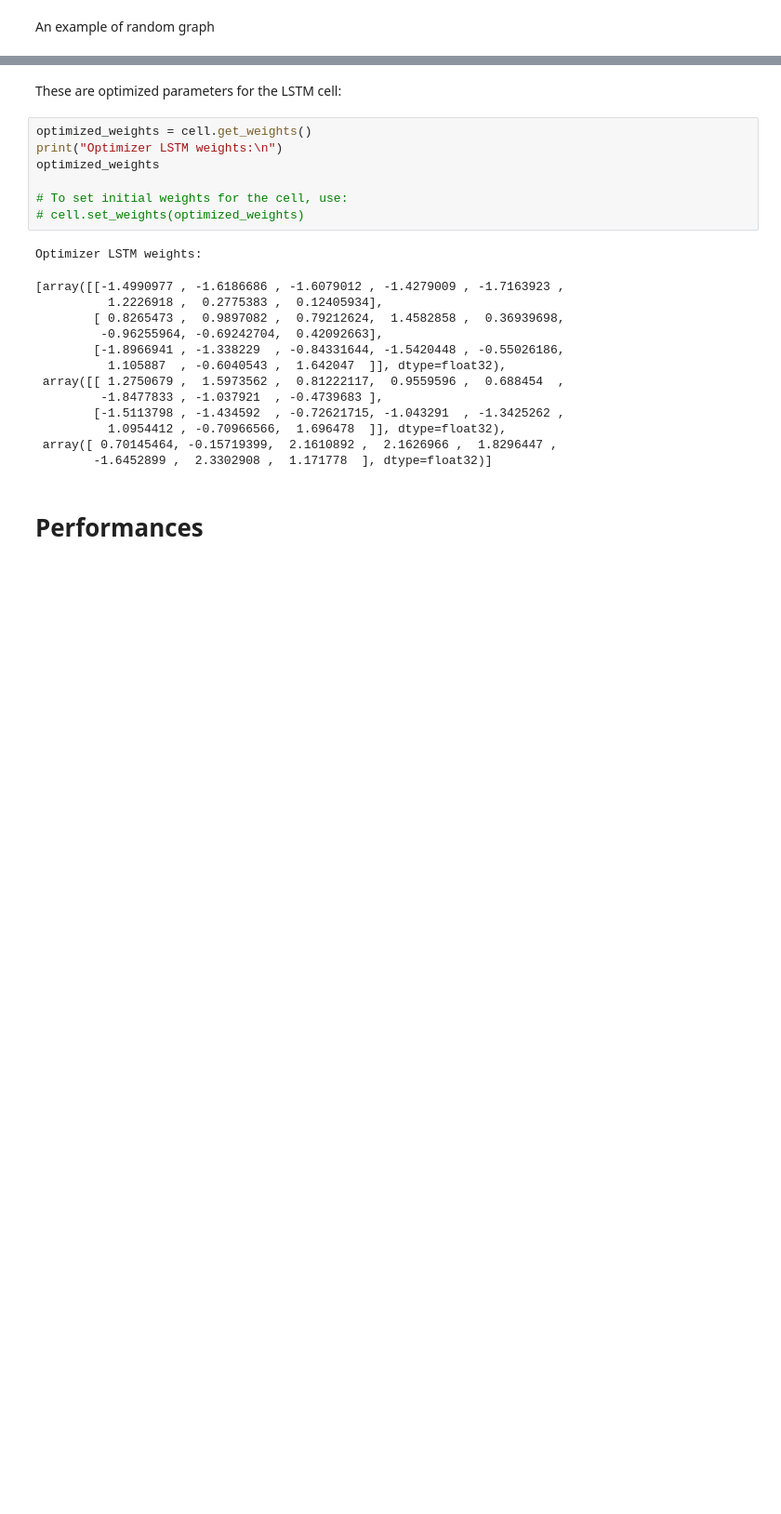
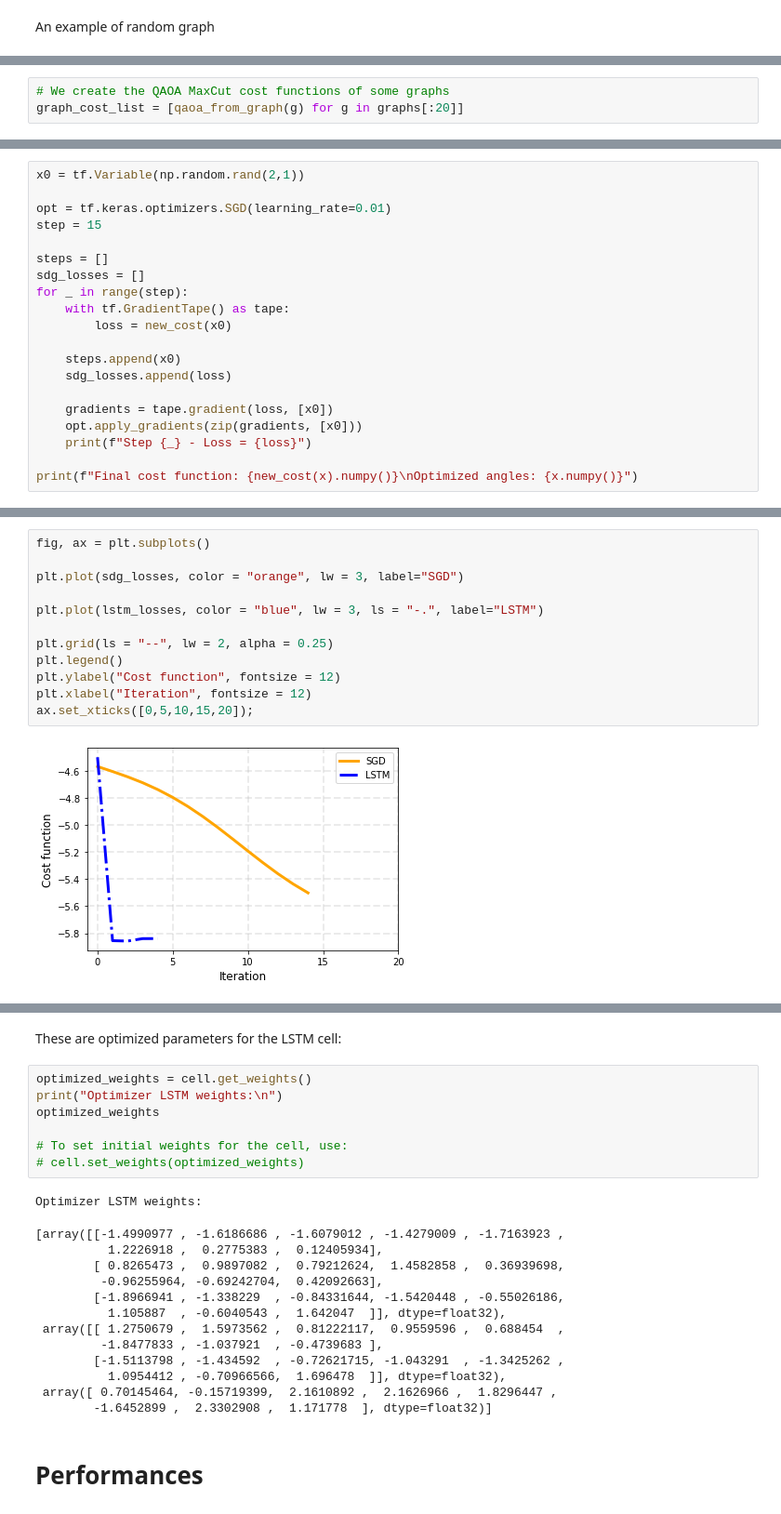
Before and after one commit to stfnmangini/Learning2learn, a Jupyter notebook: l2l_3.ipynb, the cells around one changed output, grey strips where cells are left out. Shown at 93% size. Saved outputs shown, nothing was run; the diff lists cells and outputs as text; blank space fills up the shorter version.

```diff
--- a/l2l_3.ipynb
+++ b/l2l_3.ipynb
@@ -387,0 +272,3 @@ Epoch 1
+# %%
+# We create the QAOA MaxCut cost functions of some graphs
+graph_cost_list = [qaoa_from_graph(g) for g in graphs[:20]]
@@ -387,0 +485,20 @@ Epoch 1
+# %%
+x0 = tf.Variable(np.random.rand(2,1))
+
+opt = tf.keras.optimizers.SGD(learning_rate=0.01)
+step = 15
+
+steps = []
+sdg_losses = []
+for _ in range(step):
+    with tf.GradientTape() as tape:
+        loss = new_cost(x0)
+
+    steps.append(x0)
+    sdg_losses.append(loss)
+
+    gradients = tape.gradient(loss, [x0])
+    opt.apply_gradients(zip(gradients, [x0]))
+    print(f"Step {_} - Loss = {loss}")
+
+print(f"Final cost function: {new_cost(x).numpy()}\nOptimized angles: {x.numpy()}")
@@ -387,0 +524,14 @@ Epoch 1
+# %%
+fig, ax = plt.subplots()
+
+plt.plot(sdg_losses, color = "orange", lw = 3, label="SGD")
+
+plt.plot(lstm_losses, color = "blue", lw = 3, ls = "-.", label="LSTM")
+
+plt.grid(ls = "--", lw = 2, alpha = 0.25)
+plt.legend()
+plt.ylabel("Cost function", fontsize = 12)
+plt.xlabel("Iteration", fontsize = 12)
+ax.set_xticks([0,5,10,15,20]);
+# %% [output]
+[figure, added]
```
Also changed, not shown: parts of 71 cells of this notebook, 4 other files.
